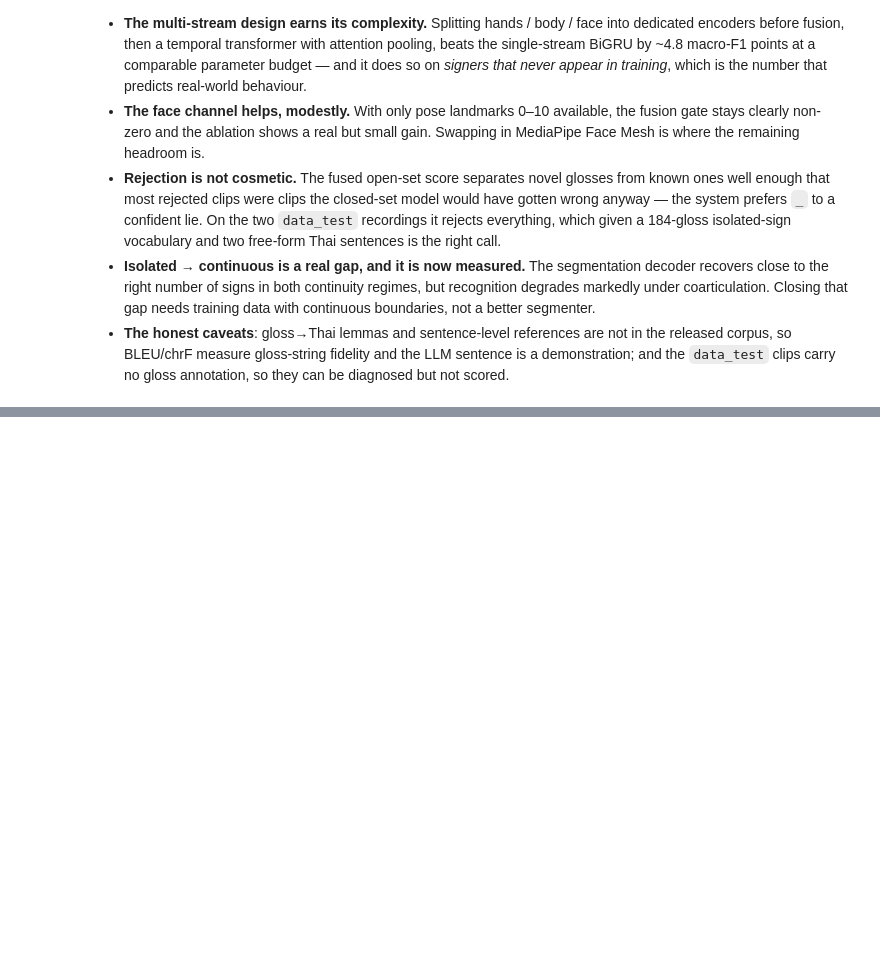
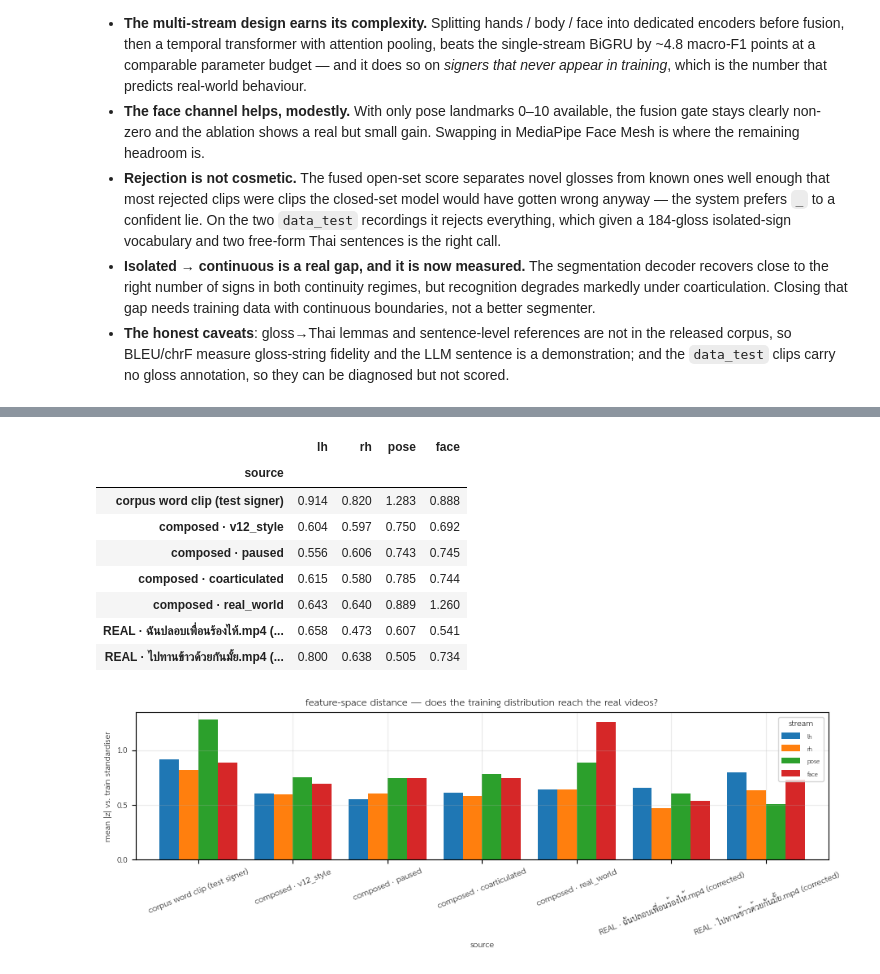
Before and after one commit to ftkbyond77/SLM-Labs, a Jupyter notebook: slm_labs.ipynb, the cells around one changed output, grey strips where cells are left out. Saved outputs shown, nothing was run; the diff lists cells and outputs as text; code cells hidden in the pictures; blank space fills up the shorter version.

```diff
--- a/slm_labs.ipynb
+++ b/slm_labs.ipynb
@@ -1319,0 +1540,33 @@ print(json.dumps({k: v for k, v in RESULTS.items() if k != "openset"}, indent=1,
+# %%
+# --- does the composed distribution actually reach the real recordings? ---
+# Mean |z| of each stream against the TRAIN standardiser. If the synthetic
+# utterances sit much closer to the corpus than the real videos do, the training
+# distribution does not cover the deployment distribution and none of this helps.
+zrows = [{"source": "corpus word clip (test signer)",
+          **CT.distribution_shift(clips[int(SPLIT.test[0])], STATS, CFG.feature)}]
+for name, cfg in REGIMES.items():
+    d = pd.DataFrame([CT.distribution_shift(u.clip, STATS, CFG.feature)
+                      for u in CP.compose_many(*POOL["test"], 12, 4, cfg)])
+    zrows.append({"source": f"composed · {name}", **d.mean().to_dict()})
+zrows += [{"source": f"REAL · {n} (corrected)",
+           **CT.distribution_shift(c, STATS, CFG.feature)}
+          for n, c in zip(new_names, new_clips_c)]
+ZDF = pd.DataFrame(zrows).set_index("source")
+display(ZDF.round(3))
+
+fig, ax = plt.subplots(figsize=(9.5, 3.4))
+ZDF.plot(kind="bar", ax=ax, width=.82, rot=22)
+ax.set_ylabel("mean |z| vs. train standardiser")
+ax.set_title("feature-space distance — does the training distribution reach the real videos?")
+ax.legend(title="stream", fontsize=8); plt.tight_layout(); plt.show()
+# %% [output]
+|  | lh | rh | pose | face |
+| source |  |  |  |  |
+| corpus word clip (test signer) | 0.914 | 0.820 | 1.283 | 0.888 |
+| composed · v12_style | 0.604 | 0.597 | 0.750 | 0.692 |
+| composed · paused | 0.556 | 0.606 | 0.743 | 0.745 |
+| composed · coarticulated | 0.615 | 0.580 | 0.785 | 0.744 |
+| composed · real_world | 0.643 | 0.640 | 0.889 | 1.260 |
+| REAL · ฉันปลอบเพื่อนร้องไห้.mp4 (... | 0.658 | 0.473 | 0.607 | 0.541 |
+| REAL · ไปทานข้าวด้วยกันมั้ย.mp4 (... | 0.800 | 0.638 | 0.505 | 0.734 |
+[figure, added]
```
Also changed, not shown: parts of 55 cells of this notebook, 25 other files.
